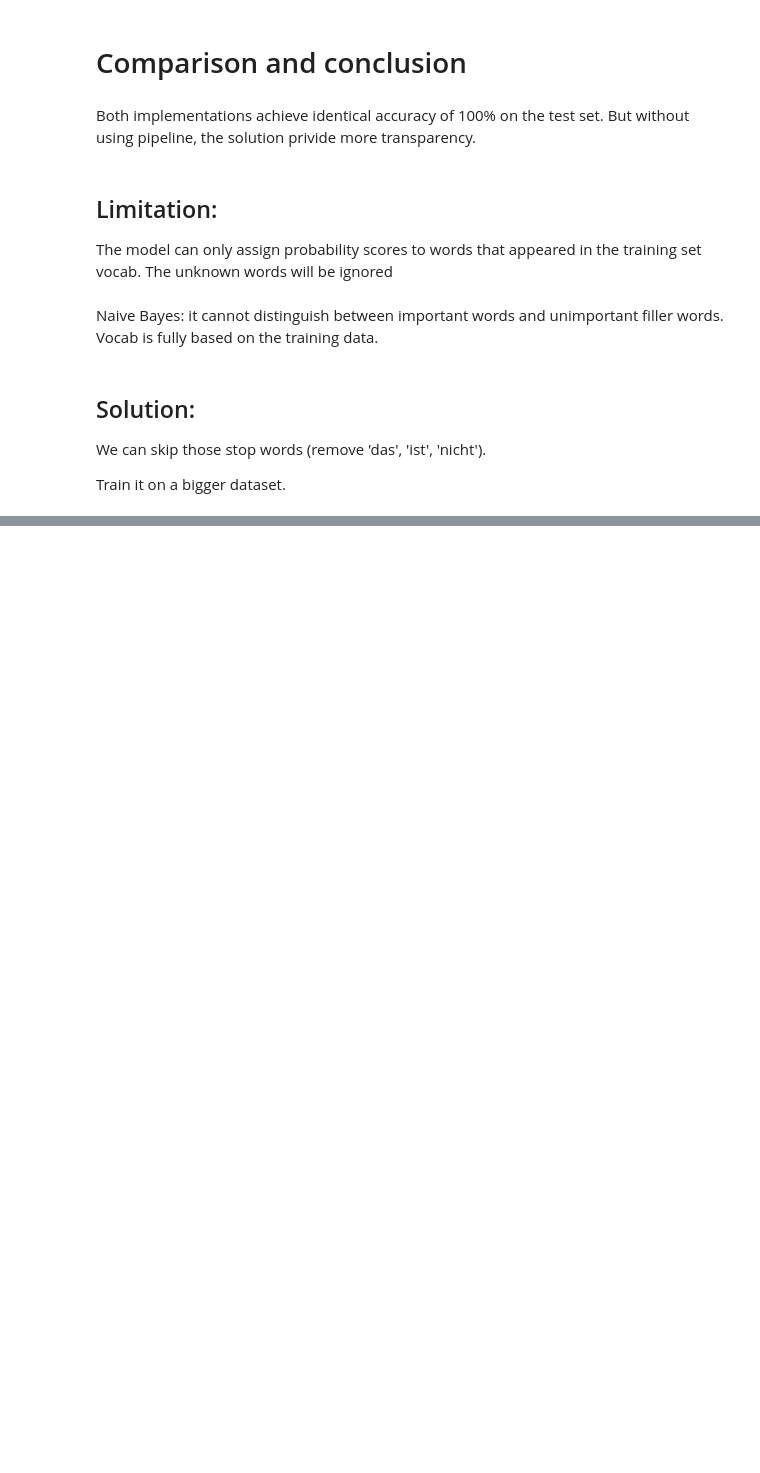
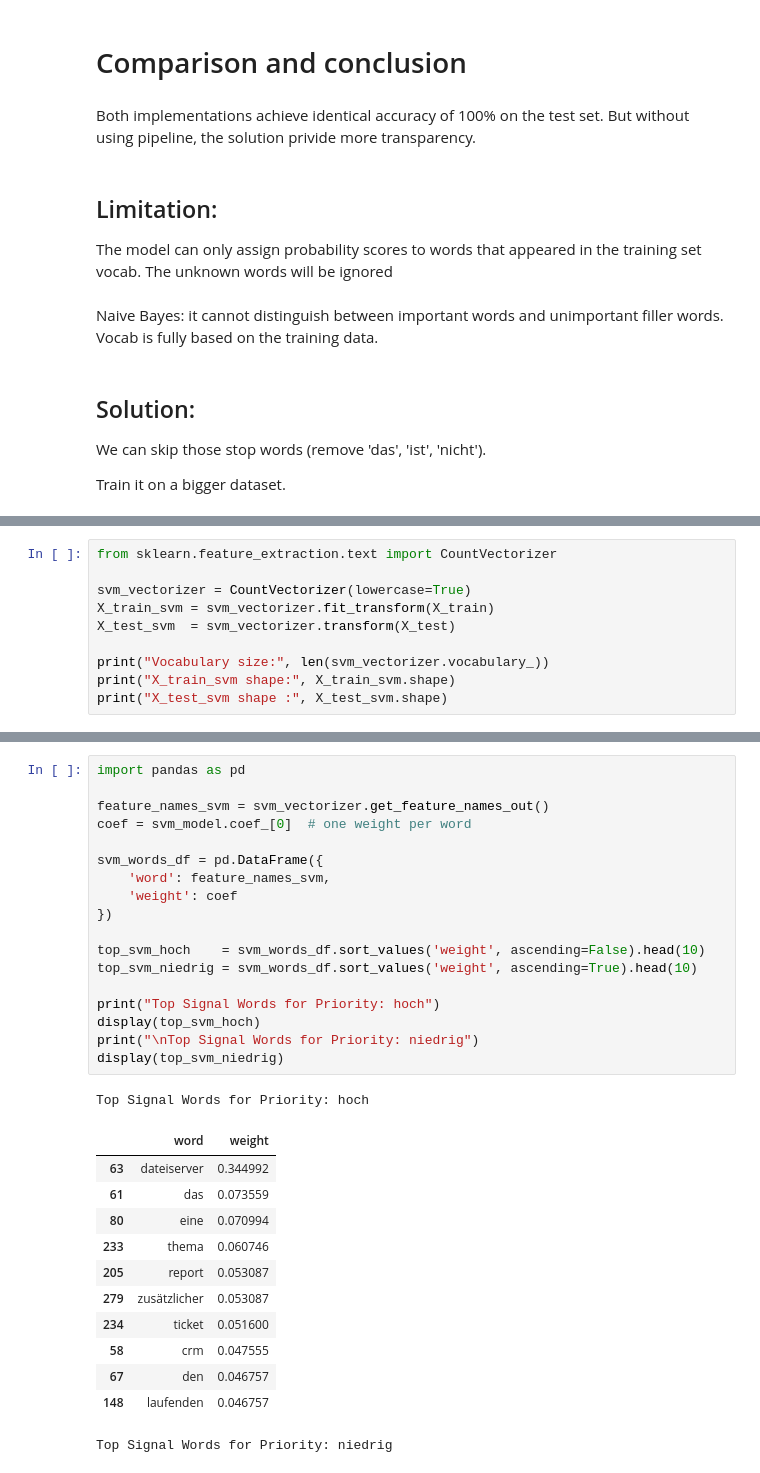
Before and after one commit to Zoehong11/solarLaborArbeit, a Jupyter notebook: laborarbeit_teil2_HongTulainov.ipynb, the cells around one changed output, grey strips where cells are left out. Drawn from its saved outputs; the diff is of its cells as text; blank space fills up the shorter version.

```diff
--- a/laborarbeit_teil2_HongTulainov.ipynb
+++ b/laborarbeit_teil2_HongTulainov.ipynb
@@ -601,0 +616,10 @@ Train it on a bigger dataset.
+# %%
+from sklearn.feature_extraction.text import CountVectorizer
+
+svm_vectorizer = CountVectorizer(lowercase=True)
+X_train_svm = svm_vectorizer.fit_transform(X_train)
+X_test_svm  = svm_vectorizer.transform(X_test)
+
+print("Vocabulary size:", len(svm_vectorizer.vocabulary_))
+print("X_train_svm shape:", X_train_svm.shape)
+print("X_test_svm shape :", X_test_svm.shape)
@@ -601,0 +674,32 @@ Train it on a bigger dataset.
+# %%
+import pandas as pd
+
+feature_names_svm = svm_vectorizer.get_feature_names_out()
+coef = svm_model.coef_[0]  # one weight per word
+
+svm_words_df = pd.DataFrame({
+    'word': feature_names_svm,
+    'weight': coef
+})
+
+top_svm_hoch    = svm_words_df.sort_values('weight', ascending=False).head(10)
+top_svm_niedrig = svm_words_df.sort_values('weight', ascending=True).head(10)
+
+print("Top Signal Words for Priority: hoch")
+display(top_svm_hoch)
+print("\nTop Signal Words for Priority: niedrig")
+display(top_svm_niedrig)
+# %% [output]
+Top Signal Words for Priority: hoch
+|  | word | weight |
+| 63 | dateiserver | 0.344992 |
+| 61 | das | 0.073559 |
+| 80 | eine | 0.070994 |
+| 233 | thema | 0.060746 |
+| 205 | report | 0.053087 |
+| 279 | zusätzlicher | 0.053087 |
+| 234 | ticket | 0.051600 |
+| 58 | crm | 0.047555 |
+| 67 | den | 0.046757 |
+| 148 | laufenden | 0.046757 |
+Top Signal Words for Priority: niedrig
```
Also changed, not shown: parts of 12 cells of this notebook.
